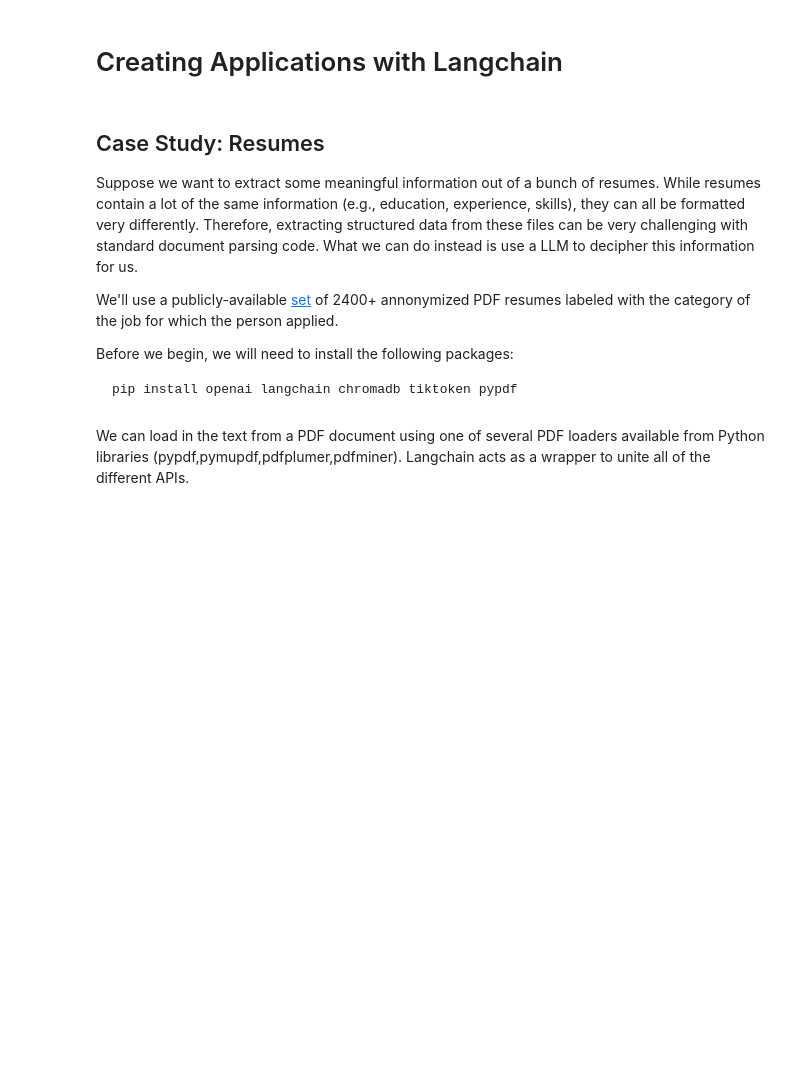
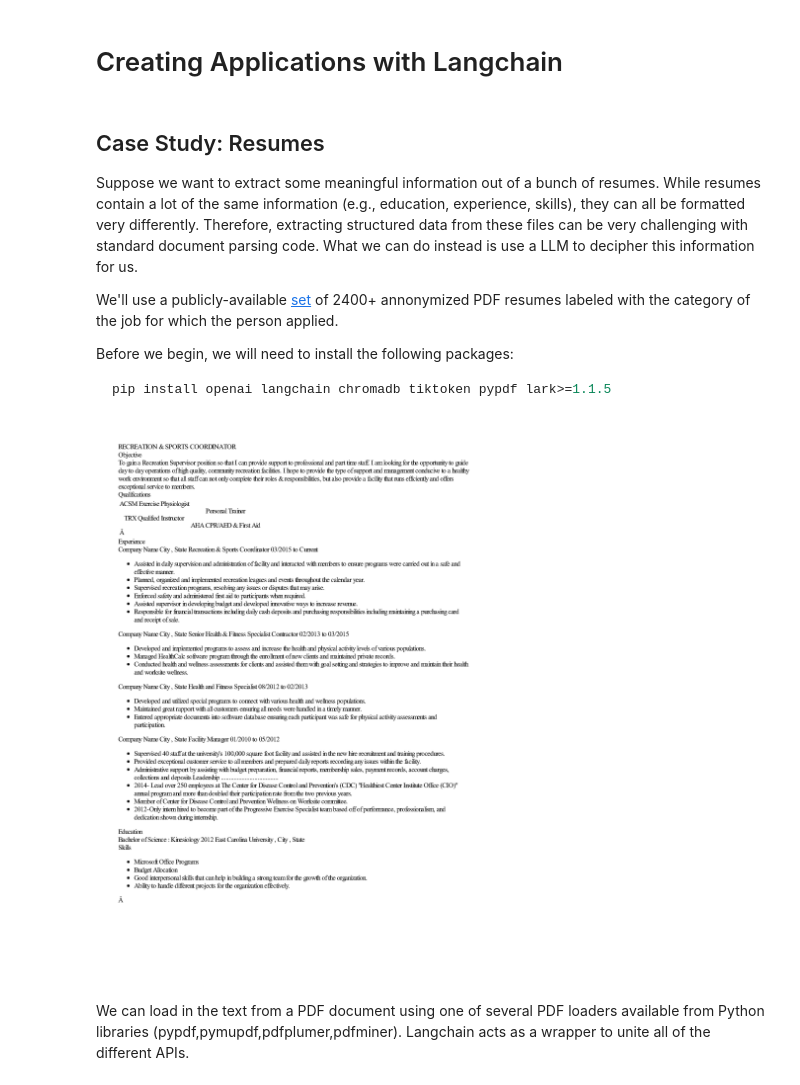
Before and after one commit to rs-kellogg/krs-llm-cookbook, a Jupyter notebook: docs/langchain.ipynb, the cells around one changed output. Saved outputs shown, nothing was run; the diff lists cells and outputs as text; code cells hidden in the pictures; blank space fills up the shorter version.

````diff
--- a/docs/langchain.ipynb
+++ b/docs/langchain.ipynb
@@ -10,7 +10,7 @@ We'll use a publicly-available [set](https://www.kaggle.com/datasets/snehaanbhaw
 Before we begin, we will need to install the following packages:
 
 ```python
-pip install openai langchain chromadb tiktoken pypdf
+pip install openai langchain chromadb tiktoken pypdf lark>=1.1.5
 ```
 # %%
 import os
@@ -24,8 +24,11 @@ with open(path_to_file, 'r') as f:
 # %%
 ### display the image in the notebook
 
 from IPython.display import Image
 fig = Image(filename='images/resume.png')
+fig
+# %% [output]
+[figure, added]
 # %% [markdown]
 We can load in the text from a PDF document using one of several PDF loaders available from Python libraries (pypdf,pymupdf,pdfplumer,pdfminer). Langchain acts as a wrapper to unite all of the different APIs.
 # %%
````
Also changed, not shown: parts of 16 cells of this notebook.
